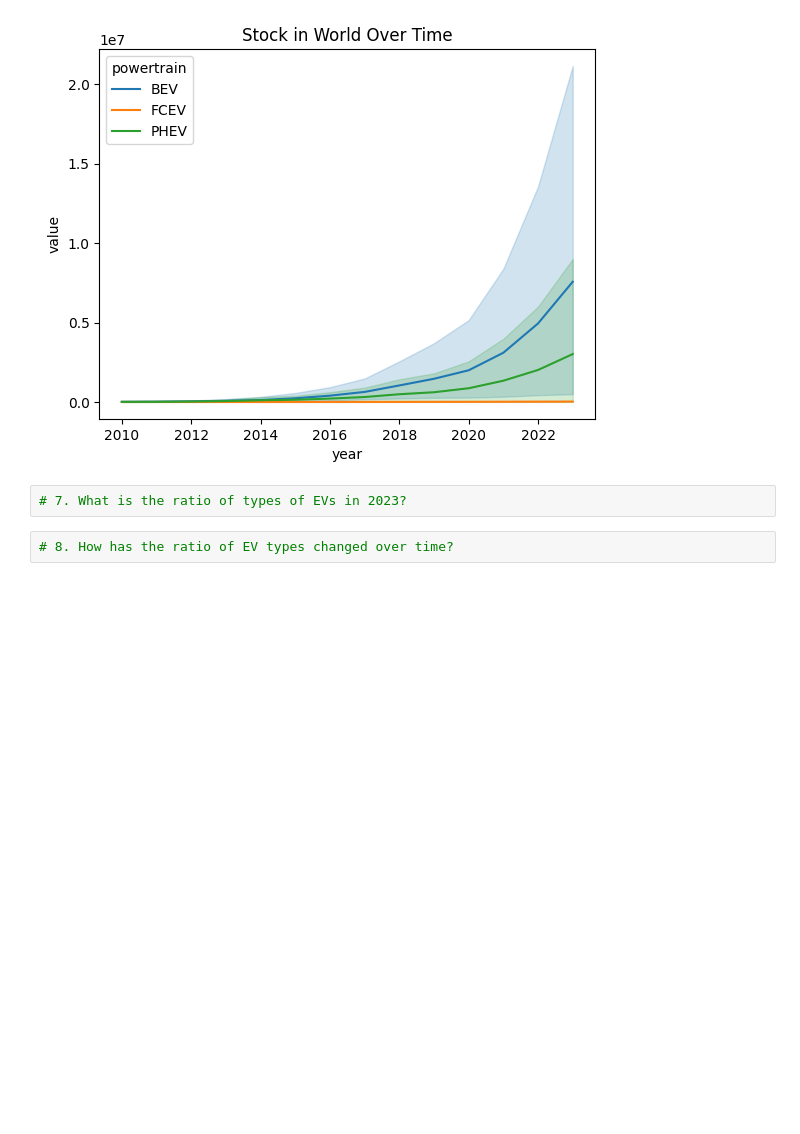
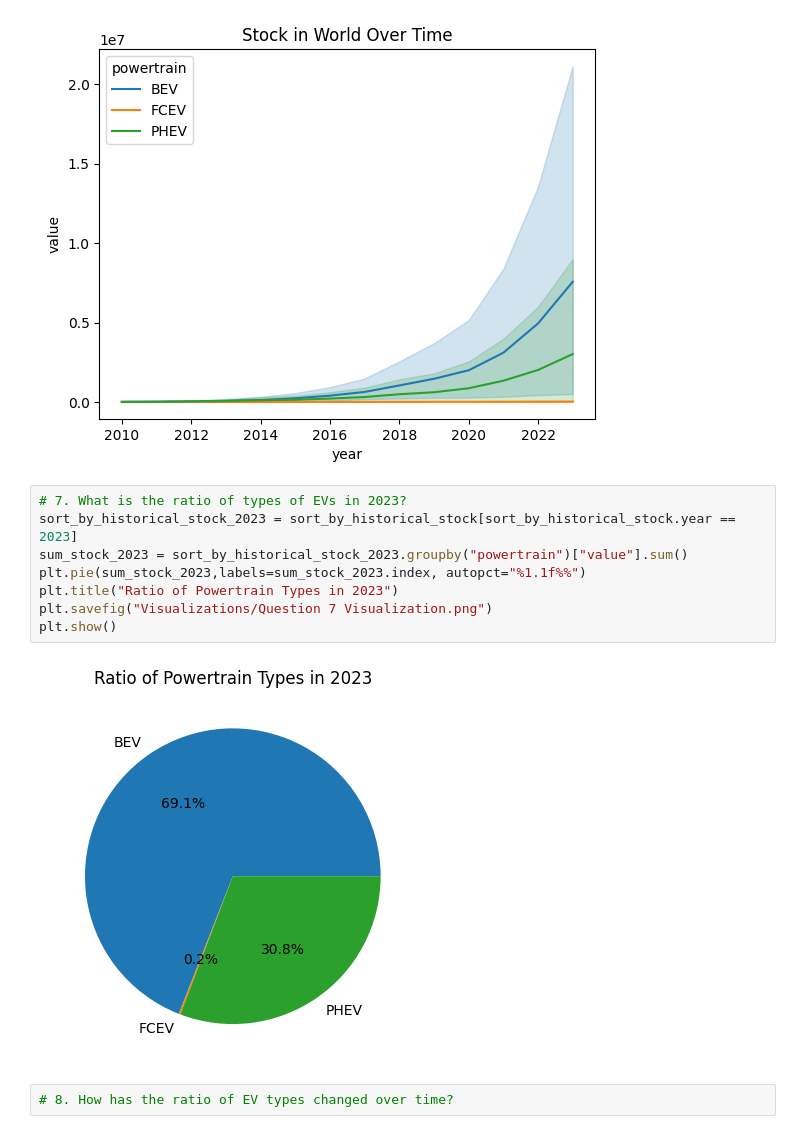
Before and after one commit to build-summer-2024/async-teal-kenny-final-project, a Jupyter notebook: final_project.ipynb, the cells around one changed output. Cells and saved outputs as stored; diff of their text form; blank space fills up the shorter version.

```diff
--- a/final_project.ipynb
+++ b/final_project.ipynb
@@ -118,8 +118,16 @@ plt.savefig("Visualizations/Question 6 Visualization.png")
 plt.show()
 # %% [output]
 [figure]
-# %%
-# 7. What is the ratio of types of EVs in 2023?
+# %%
+# 7. What is the ratio of types of EVs in 2023?
+sort_by_historical_stock_2023 = sort_by_historical_stock[sort_by_historical_stock.year == 2023]
+sum_stock_2023 = sort_by_historical_stock_2023.groupby("powertrain")["value"].sum()
+plt.pie(sum_stock_2023,labels=sum_stock_2023.index, autopct="%1.1f%%")
+plt.title("Ratio of Powertrain Types in 2023")
+plt.savefig("Visualizations/Question 7 Visualization.png")
+plt.show()
+# %% [output]
+[figure, added]
 # %%
 # 8. How has the ratio of EV types changed over time?
 # %%
```
Also changed, not shown: 2 other files.
